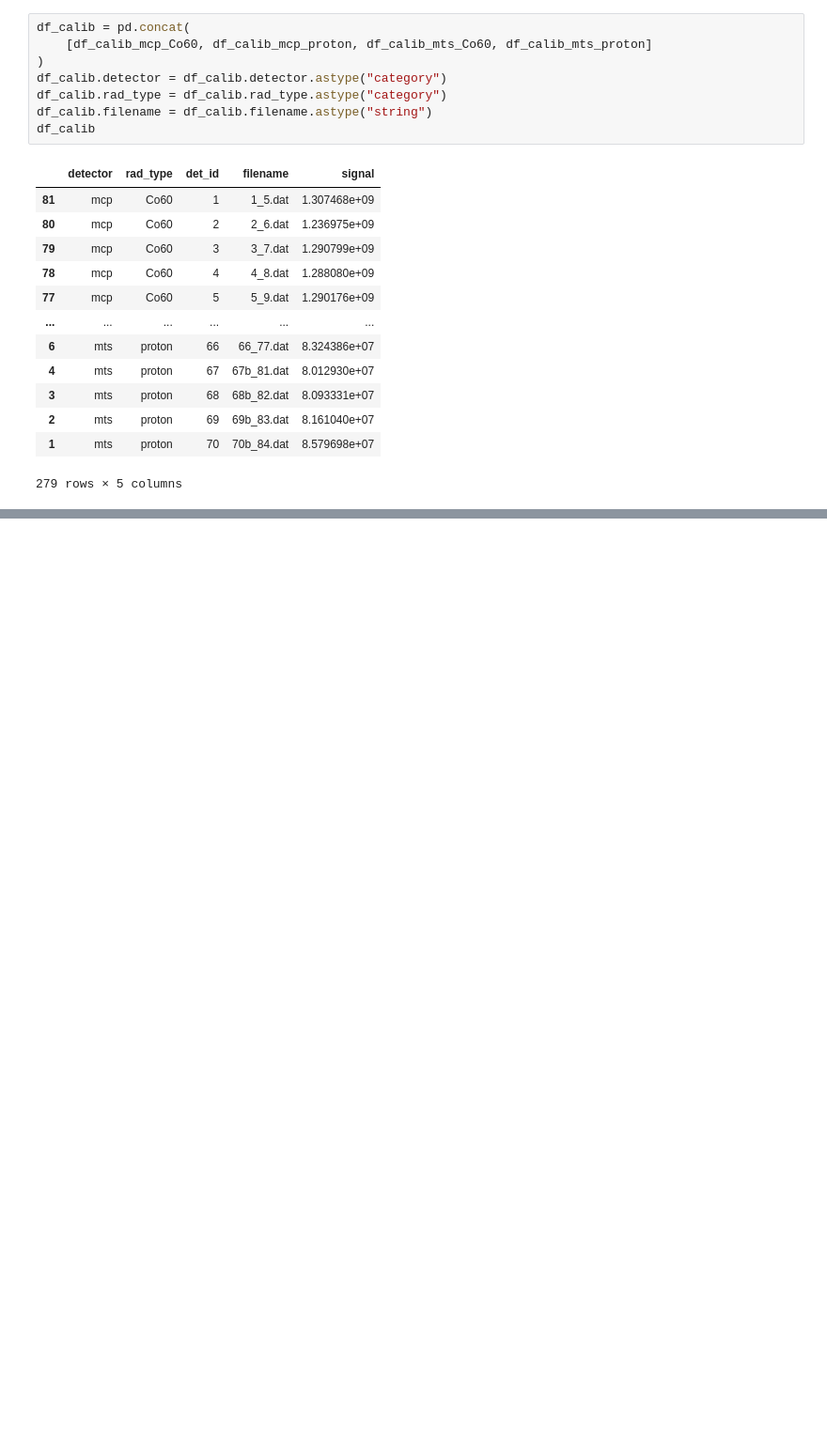
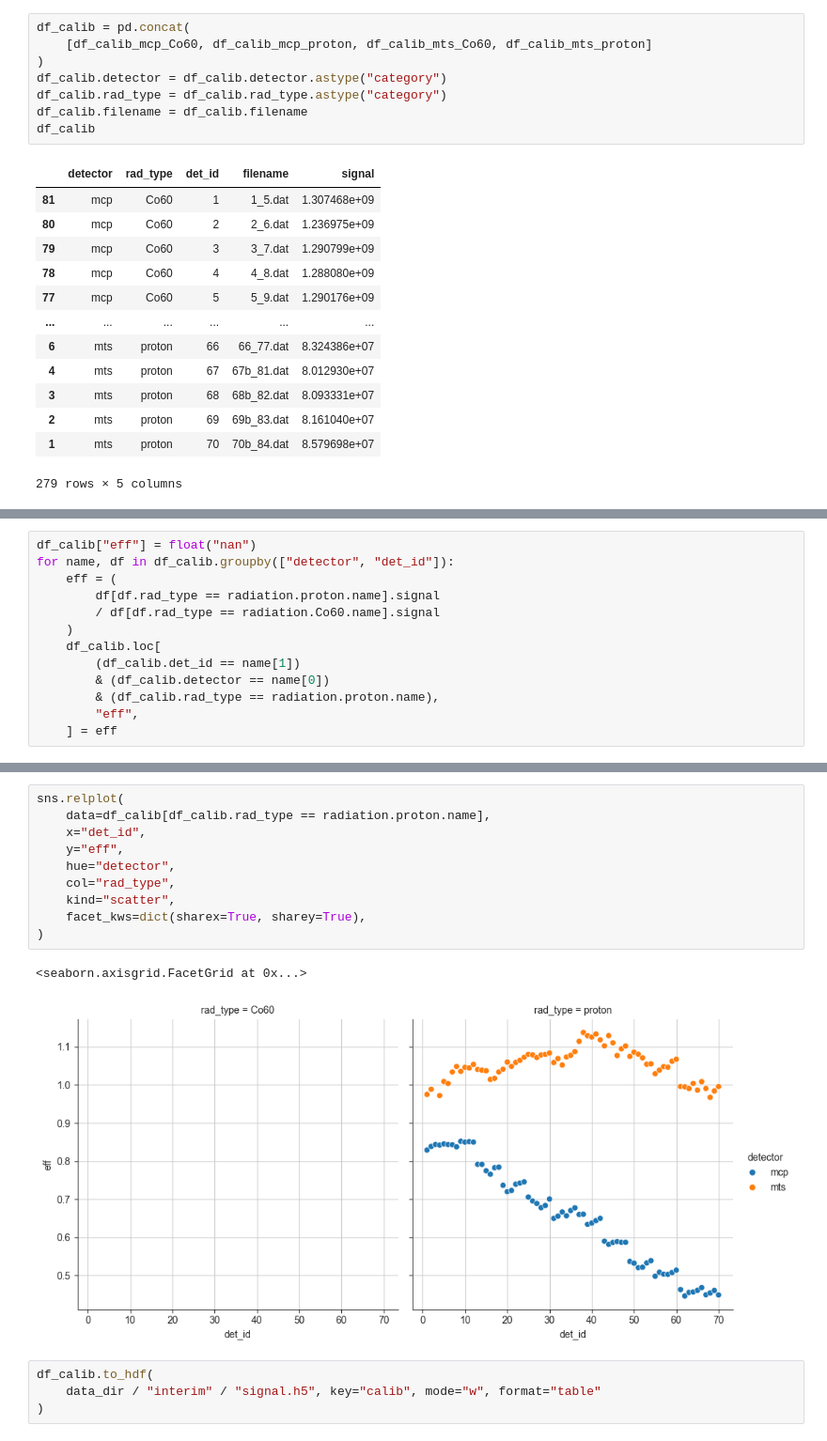
Before and after one commit to grzanka/tld_let_calibration, a Jupyter notebook: notebook/0.2-detector_signal_and_eff.ipynb, the cells around one changed output, grey strips where cells are left out. Shown at 94% size. Cells and saved outputs as stored; diff of their text form; blank space fills up the shorter version.

```diff
--- a/notebook/0.2-detector_signal_and_eff.ipynb
+++ b/notebook/0.2-detector_signal_and_eff.ipynb
@@ -187,7 +189,7 @@ df_calib = pd.concat(
 )
 df_calib.detector = df_calib.detector.astype("category")
 df_calib.rad_type = df_calib.rad_type.astype("category")
-df_calib.filename = df_calib.filename.astype("string")
+df_calib.filename = df_calib.filename
 df_calib
 # %% [output]
 |  | detector | rad_type | det_id | filename | signal |
@@ -227,0 +230,13 @@ sns.relplot(
+# %%
+df_calib["eff"] = float("nan")
+for name, df in df_calib.groupby(["detector", "det_id"]):
+    eff = (
+        df[df.rad_type == radiation.proton.name].signal
+        / df[df.rad_type == radiation.Co60.name].signal
+    )
+    df_calib.loc[
+        (df_calib.det_id == name[1])
+        & (df_calib.detector == name[0])
+        & (df_calib.rad_type == radiation.proton.name),
+        "eff",
+    ] = eff
@@ -227,0 +259,17 @@ sns.relplot(
+# %%
+sns.relplot(
+    data=df_calib[df_calib.rad_type == radiation.proton.name],
+    x="det_id",
+    y="eff",
+    hue="detector",
+    col="rad_type",
+    kind="scatter",
+    facet_kws=dict(sharex=True, sharey=True),
+)
+# %% [output]
+<seaborn.axisgrid.FacetGrid at 0x...>
+[figure, added]
+# %%
+df_calib.to_hdf(
+    data_dir / "interim" / "signal.h5", key="calib", mode="w", format="table"
+)
```
Also changed, not shown: parts of 5 cells of this notebook, 3 other files.
